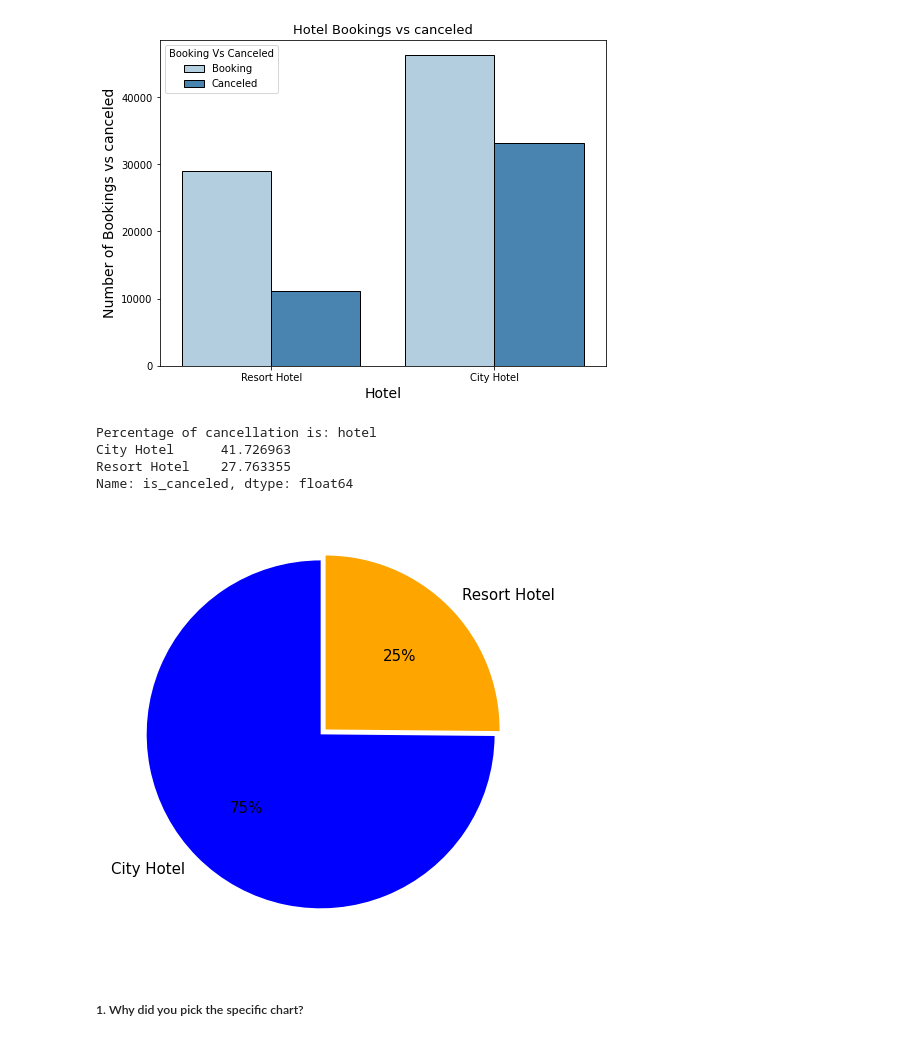
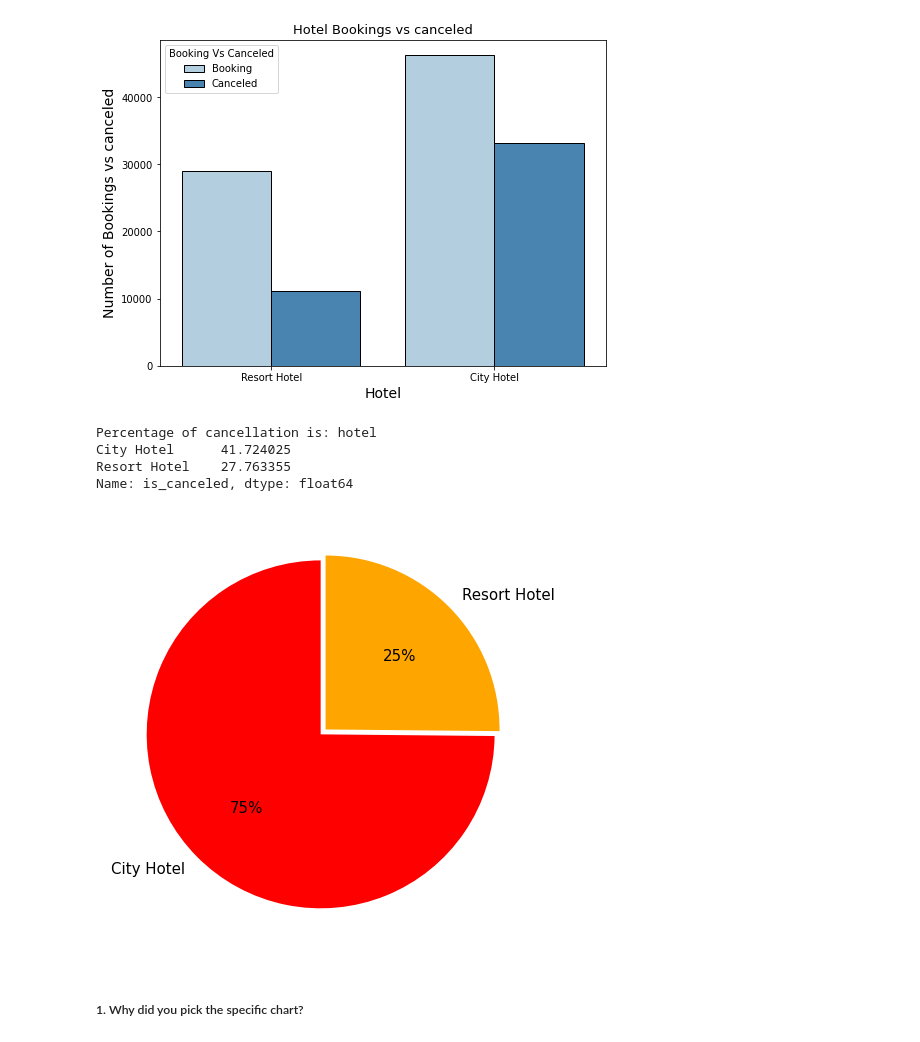
Before and after one commit to ansarshaikh95/EDA-Hotel-booking-analysis, a Jupyter notebook: EDA_Hotel_booking_Analysis.ipynb, the cells around one changed output. Drawn from its saved outputs; the diff is of its cells as text; code cells hidden in the pictures.

```diff
--- a/EDA_Hotel_booking_Analysis.ipynb
+++ b/EDA_Hotel_booking_Analysis.ipynb
@@ -132,7 +132,7 @@ drive.mount('/content/drive')
 Mounted at /content/drive
 # %%
 # Load Dataset
-path = "/content/drive/MyDrive/Colab Notebooks/Almabetter/Python/Module - I/Cap Stone project 1/Dat file/Hotel Bookings.csv"
+path = "/content/drive/MyDrive/Colab Notebooks/Almabetter/Python/Module - I/Cap Stone project 1/EDA project/Data/Hotel Bookings.csv"
 df = pd.read_csv(path)
 # %% [markdown]
 ### Dataset First View
@@ -627,26 +627,26 @@ cancel_percentage = df.groupby('hotel')['is_canceled'].mean() * 100
 print(f'Percentage of cancellation is: {cancel_percentage}')
 # %% [output]
 Percentage of cancellation is: hotel
-City Hotel      41.726963
+City Hotel      41.724025
 Resort Hotel    27.763355
 Name: is_canceled, dtype: float64
 # %%
 # Grouping the data by hotel and is_canceled columns and count the values
 cancel_count = df.groupby(["hotel","is_canceled"]).size().reset_index(name="count")
 
 # Select only the rows where is_canceled == 1 (canceled bookings)
 cancel_count = cancel_count[cancel_count['is_canceled']==1]
 
 # Determining colour of pie chart
-colors = ['Blue', 'orange']
+colors = ['red', 'orange']
 
 # Creating a pie chart
 plt.pie(cancel_count['count'], labels=cancel_count['hotel'], autopct="%.0f%%", startangle=90, textprops={'fontsize':15}, explode=[0,0.04],colors=colors)
 
 # Displaying the plot
 plt.show()
 # %% [output]
-[figure, old version]
+[figure, new version]
 # %% [markdown]
 ##### 1. Why did you pick the specific chart?
 # %% [markdown]
```
Also changed, not shown: parts of 40 cells of this notebook.
